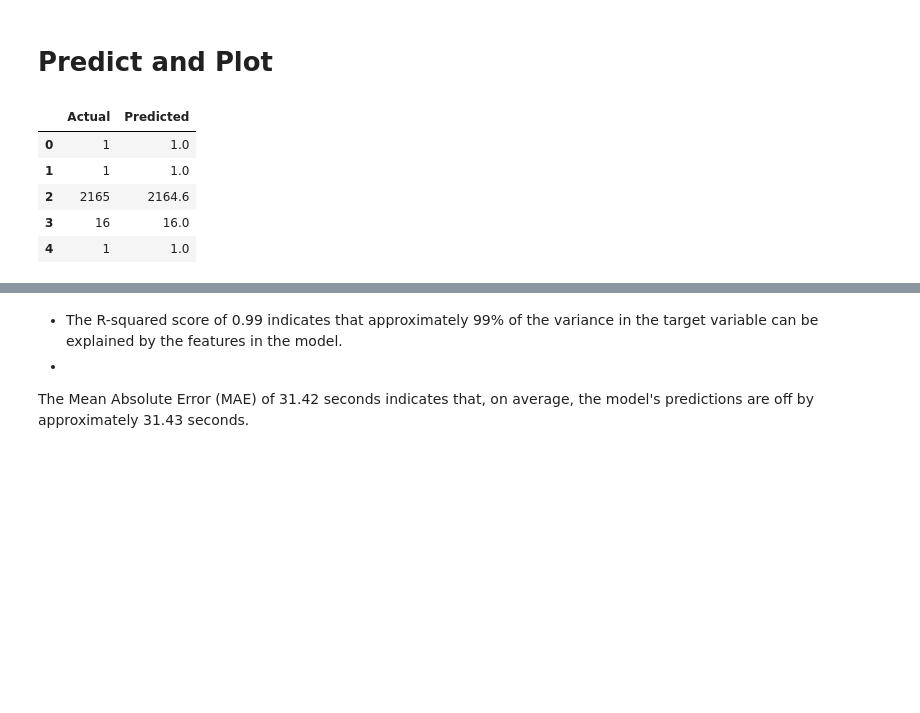
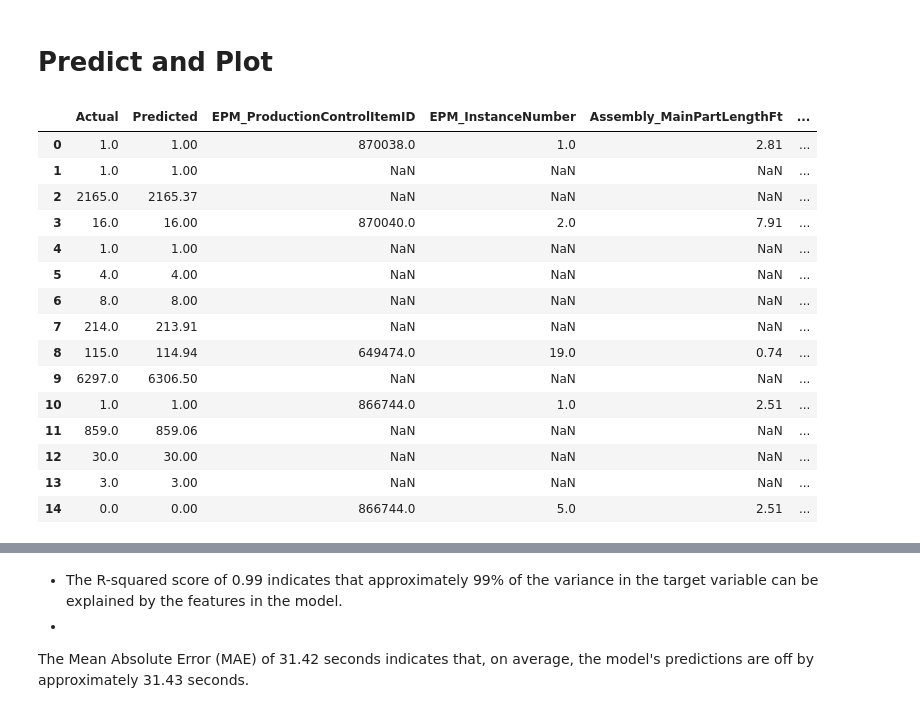
Before and after one commit to BFletchall/Project-4---Group-4---Machine-Learning, a Jupyter notebook: models/random_forest_regression_model.ipynb, the cells around one changed output, grey strips where cells are left out. Drawn from its saved outputs; the diff is of its cells as text; code cells hidden in the pictures; blank space fills up the shorter version.

```diff
--- a/models/random_forest_regression_model.ipynb
+++ b/models/random_forest_regression_model.ipynb
@@ -242,17 +241,31 @@ plt.show()
 # %%
 # Predict the target values for the test set
 y_pred_rf = rf_reg.predict(X_test_scaled)
-
 # Create a DataFrame to store actual and predicted values
 predictions = pd.DataFrame({'Actual': y_test, 'Predicted': y_pred_rf})
 predictions.head()
+# Add columns from X_test to add feature detail
+predictions = pd.concat([predictions, X_test], axis=1)
+# Add another column
+predictions['Difference'] = predictions['Actual'] - predictions['Predicted']
+predictions.head(15)
 # %% [output]
-|  | Actual | Predicted |
-| 0 | 1 | 1.0 |
-| 1 | 1 | 1.0 |
-| 2 | 2165 | 2164.6 |
-| 3 | 16 | 16.0 |
-| 4 | 1 | 1.0 |
+|  | Actual | Predicted | EPM_ProductionControlItemID | EPM_InstanceNumber | Assembly_MainPartLengthFt | ... |
+| 0 | 1.0 | 1.00 | 870038.0 | 1.0 | 2.81 | ... |
+| 1 | 1.0 | 1.00 | NaN | NaN | NaN | ... |
+| 2 | 2165.0 | 2165.37 | NaN | NaN | NaN | ... |
+| 3 | 16.0 | 16.00 | 870040.0 | 2.0 | 7.91 | ... |
+| 4 | 1.0 | 1.00 | NaN | NaN | NaN | ... |
+| 5 | 4.0 | 4.00 | NaN | NaN | NaN | ... |
+| 6 | 8.0 | 8.00 | NaN | NaN | NaN | ... |
+| 7 | 214.0 | 213.91 | NaN | NaN | NaN | ... |
+| 8 | 115.0 | 114.94 | 649474.0 | 19.0 | 0.74 | ... |
+| 9 | 6297.0 | 6306.50 | NaN | NaN | NaN | ... |
+| 10 | 1.0 | 1.00 | 866744.0 | 1.0 | 2.51 | ... |
+| 11 | 859.0 | 859.06 | NaN | NaN | NaN | ... |
+| 12 | 30.0 | 30.00 | NaN | NaN | NaN | ... |
+| 13 | 3.0 | 3.00 | NaN | NaN | NaN | ... |
+| 14 | 0.0 | 0.00 | 866744.0 | 5.0 | 2.51 | ... |
 # %%
 # Plot actual vs. predicted values
 plt.figure(figsize=(10, 6))
```
Also changed, not shown: parts of 6 cells of this notebook, 3 other files.
